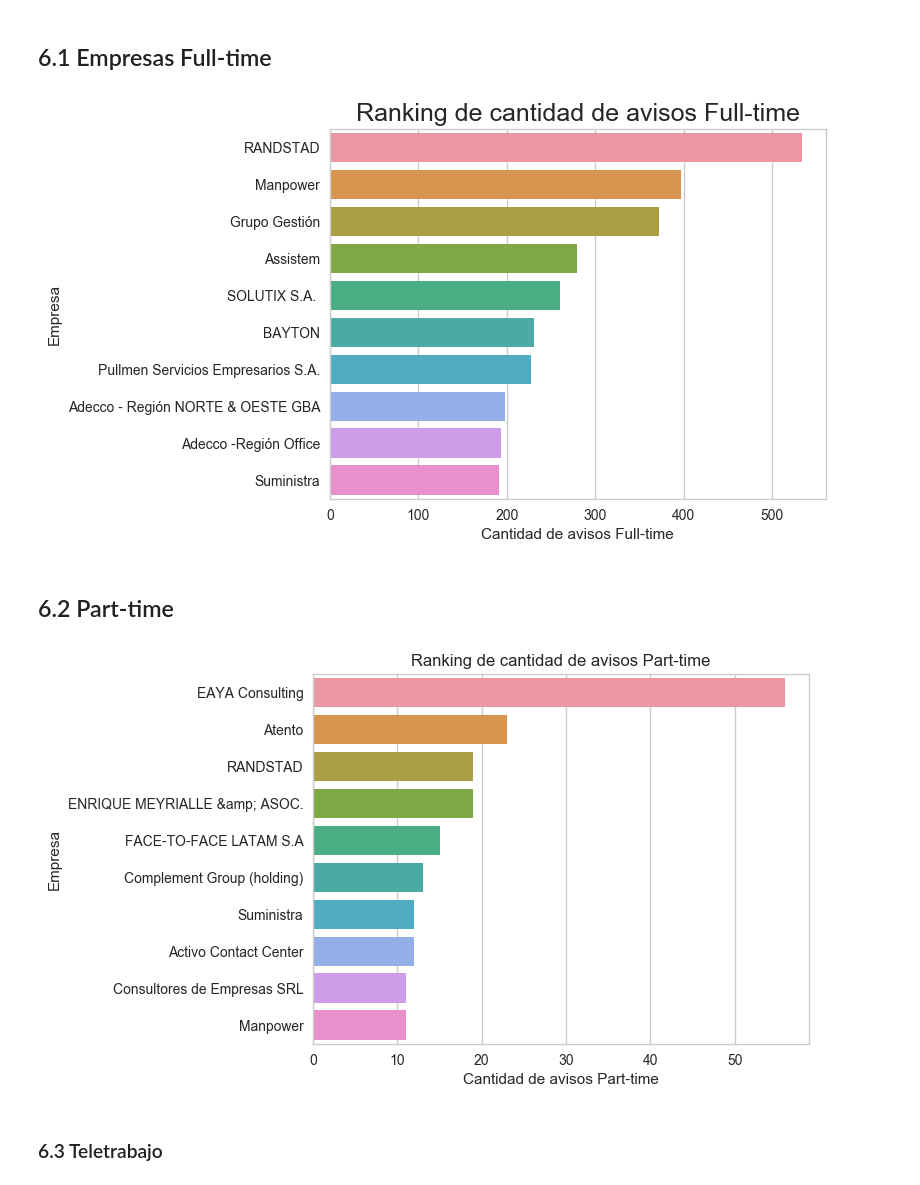
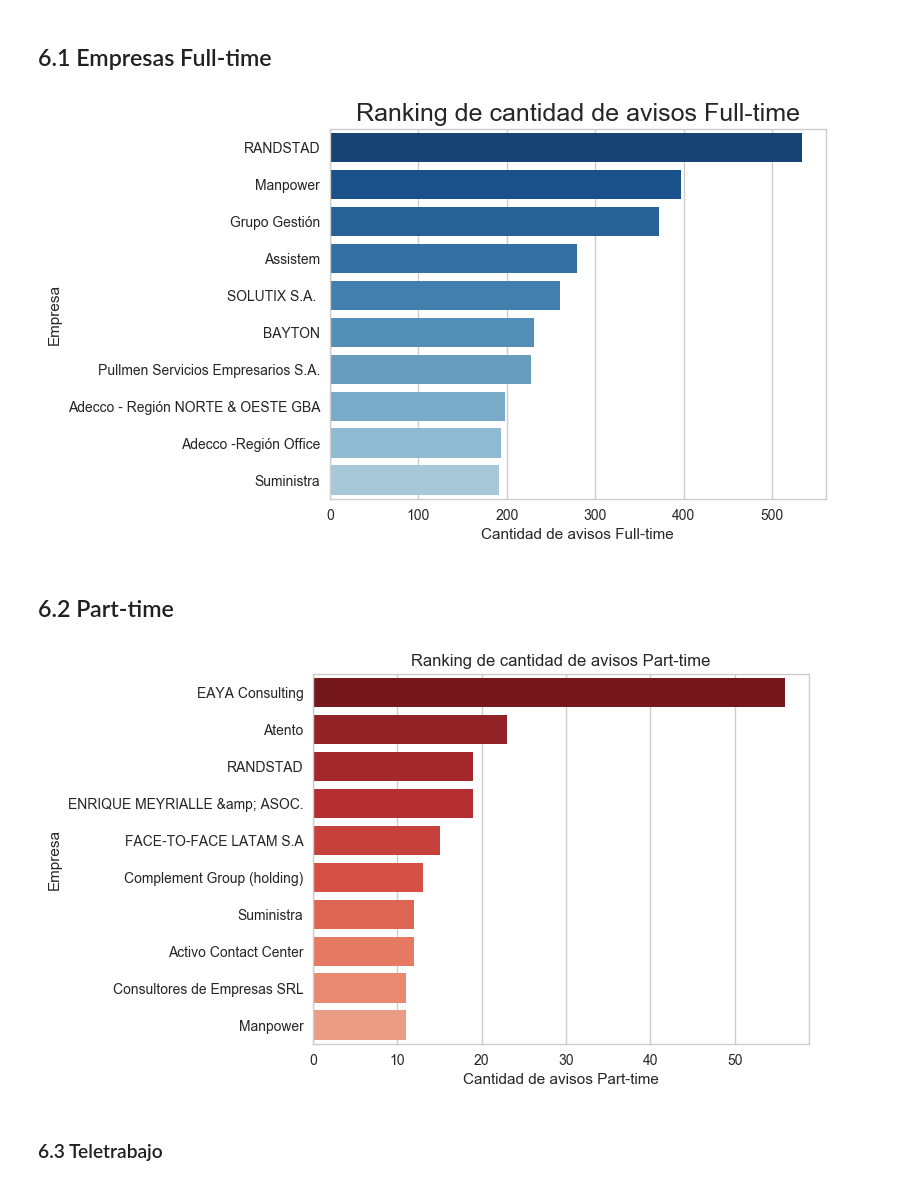
Before and after one commit to GastonMontes/75.06-Datos-TP1, a Jupyter notebook: Notebooks/Estudio de tipos de trabajo.ipynb, the cells around one changed output. Cells and saved outputs as stored; diff of their text form; code cells hidden in the pictures.

```diff
--- a/Notebooks/Estudio de tipos de trabajo.ipynb
+++ b/Notebooks/Estudio de tipos de trabajo.ipynb
@@ -243,23 +246,23 @@ g.set_xticklabels(g.get_xticklabels(), rotation=45);
 # %%
 datos = df_avisos_detalle_ft['denominacion_empresa'].value_counts().head(10)
 # %%
-g = sns.barplot(y=datos.index, x=datos.values)
+g = sns.barplot(y=datos.index, x=datos.values, palette=sns.color_palette('Blues_r', 15))
 g.set_title('Ranking de cantidad de avisos Full-time', fontsize=18);
 g.set_xlabel('Cantidad de avisos Full-time');
 g.set_ylabel('Empresa');
 # %% [output]
-[figure, old version]
+[figure, new version]
 # %% [markdown]
 ## 6.2 Part-time
 # %%
 datos = df_avisos_detalle_pt['denominacion_empresa'].value_counts().head(10)
 # %%
-g = sns.barplot(y=datos.index, x=datos.values)
+g = sns.barplot(y=datos.index, x=datos.values, palette=sns.color_palette('Reds_r',15))
 g.set_title('Ranking de cantidad de avisos Part-time');
 g.set_xlabel('Cantidad de avisos Part-time');
 g.set_ylabel('Empresa');
 # %% [output]
-[figure, old version]
+[figure, new version]
 # %% [markdown]
 ### 6.3 Teletrabajo
 # %%
```
Also changed, not shown: parts of 7 cells of this notebook.
